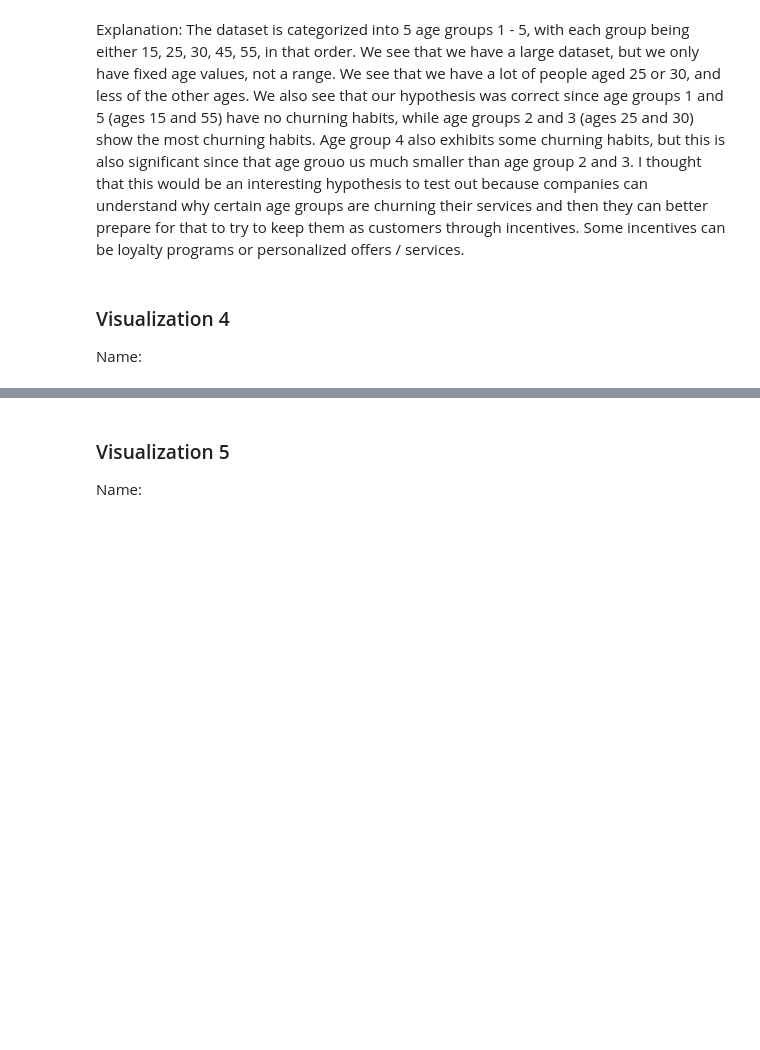
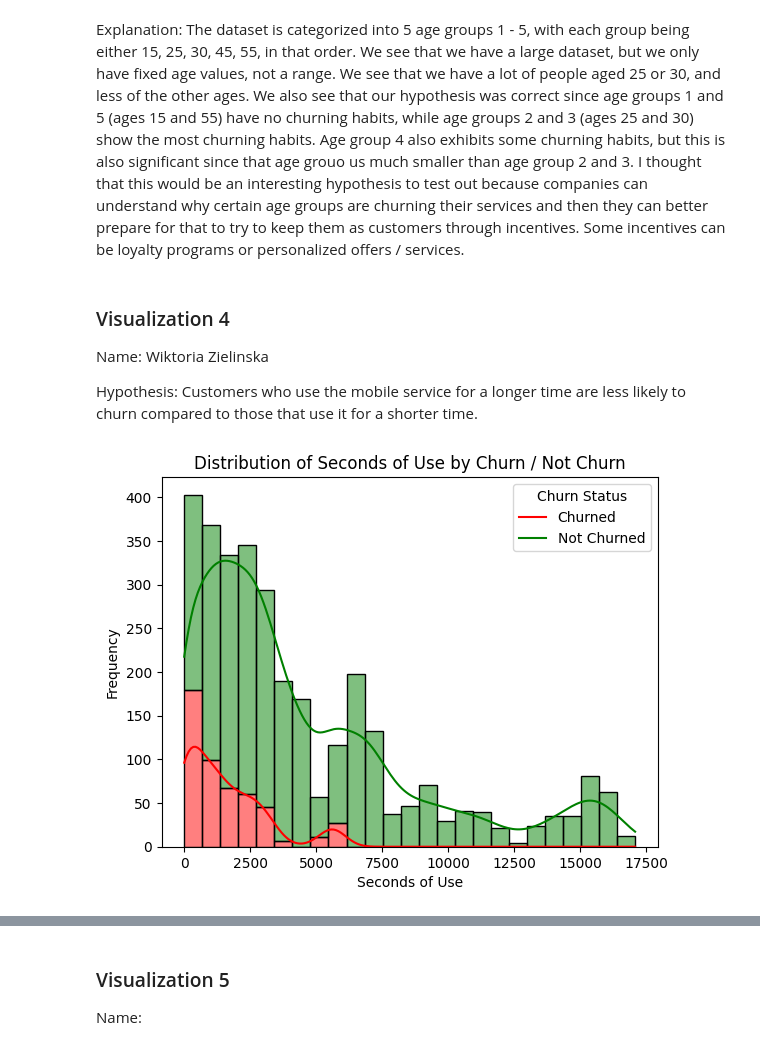
Before and after one commit to mechev5/CS418-Customer-Churn-Prediction, a Jupyter notebook: customerChurn (1).ipynb, the cells around one changed output, grey strips where cells are left out. Saved outputs shown, nothing was run; the diff lists cells and outputs as text; code cells hidden in the pictures; blank space fills up the shorter version.

```diff
--- a/customerChurn (1).ipynb
+++ b/customerChurn (1).ipynb
@@ -178,4 +178,15 @@ plt.show()
 Explanation: The dataset is categorized into 5 age groups 1 - 5, with each group being either 15, 25, 30, 45, 55, in that order. We see that we have a large dataset, but we only have fixed age values, not a range. We see that we have a lot of people aged 25 or 30, and less of the other ages. We also see that our hypothesis was correct since age groups 1 and 5 (ages 15 and 55) have no churning habits, while age groups 2 and 3 (ages 25 and 30) show the most churning habits. Age group 4 also exhibits some churning habits, but this is also significant since that age grouo us much smaller than age group 2 and 3. I thought that this would be an interesting hypothesis to test out because companies can understand why certain age groups are churning their services and then they can better prepare for that to try to keep them as customers through incentives. Some incentives can be loyalty programs or personalized offers / services.
 # %% [markdown]
 ### Visualization 4
-Name:
+Name: Wiktoria Zielinska
+
+Hypothesis: Customers who use the mobile service for a longer time are less likely to churn compared to those that use it for a shorter time.
+# %%
+sns.histplot(data=customer_churn, x='Seconds of Use', hue='Churn', multiple='stack', kde=True, palette={0: 'green', 1: 'red'})
+plt.title('Distribution of Seconds of Use by Churn / Not Churn')
+plt.xlabel('Seconds of Use')
+plt.ylabel('Frequency')
+plt.legend(title='Churn Status', labels=['Churned', 'Not Churned'])
+plt.show()
+# %% [output]
+[figure, added]
```
Also changed, not shown: parts of 1 cell of this notebook.
